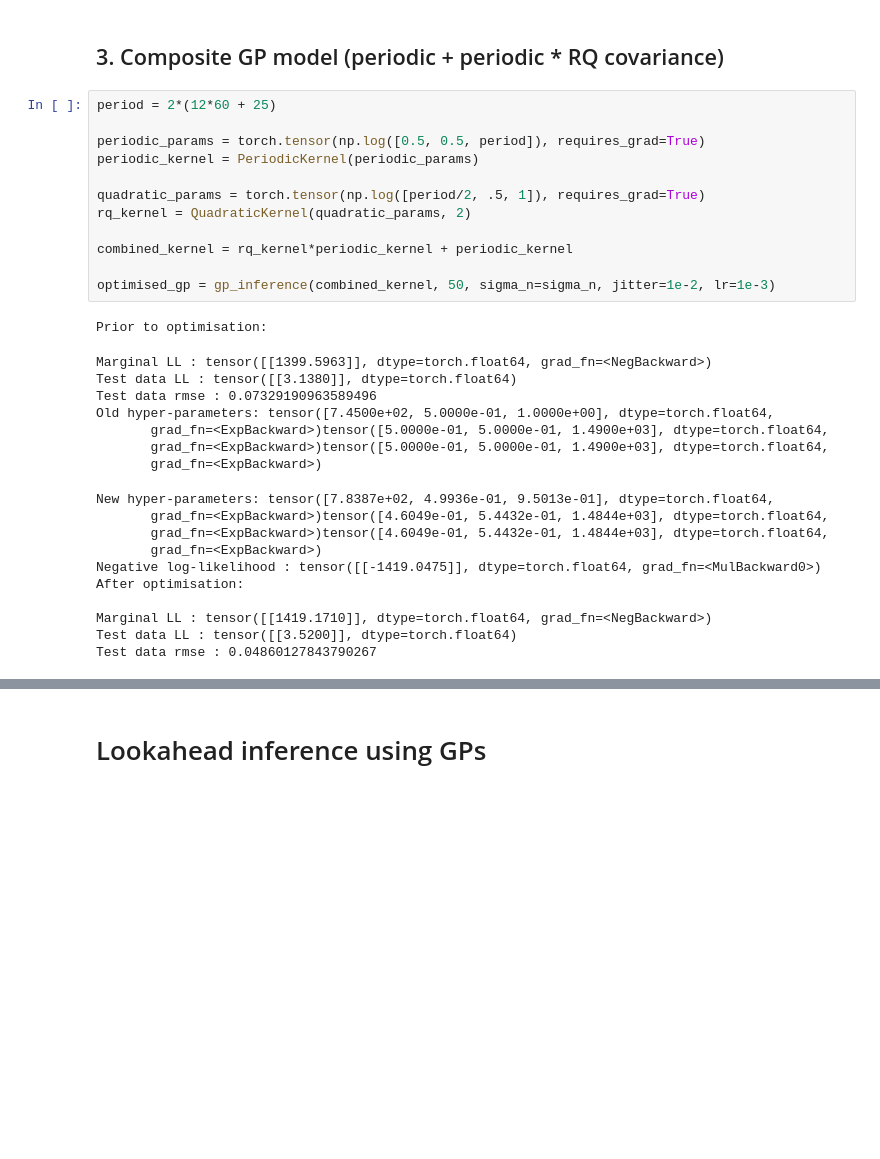
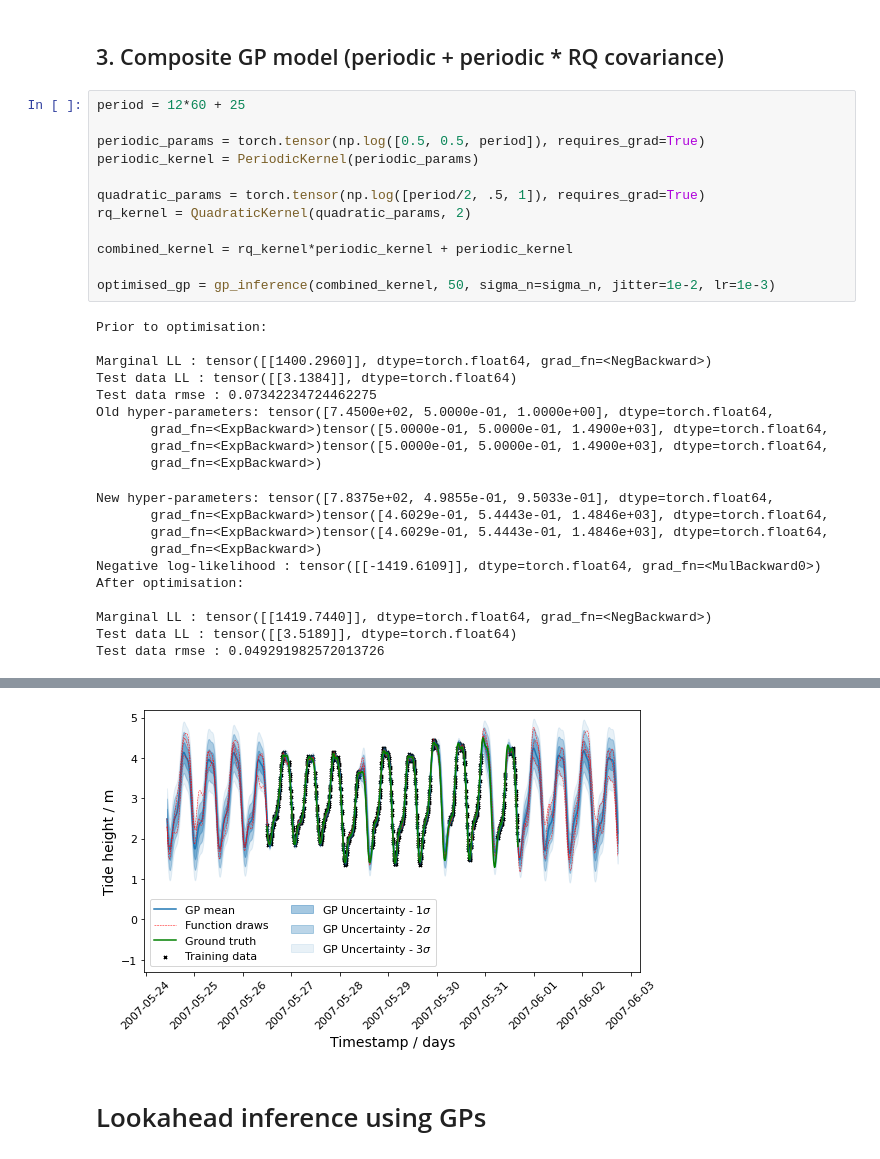
Before and after one commit to joncarter1/GP-Regression, a Jupyter notebook: Analysis.ipynb, the cells around one changed output, grey strips where cells are left out. Cells and saved outputs as stored; diff of their text form; blank space fills up the shorter version.

```diff
--- a/Analysis.ipynb
+++ b/Analysis.ipynb
@@ -122,7 +141,7 @@ Test data rmse : 0.23930484937765084
 # %% [markdown]
 ## 3. Composite GP model (periodic + periodic * RQ covariance)
 # %%
-period = 2*(12*60 + 25)
+period = 12*60 + 25
 
 periodic_params = torch.tensor(np.log([0.5, 0.5, period]), requires_grad=True)
 periodic_kernel = PeriodicKernel(periodic_params)
@@ -135,20 +154,21 @@ combined_kernel = rq_kernel*periodic_kernel + periodic_kernel
 optimised_gp = gp_inference(combined_kernel, 50, sigma_n=sigma_n, jitter=1e-2, lr=1e-3)
 # %% [output]
 Prior to optimisation:
+
+Marginal LL : tensor([[1400.2960]], dtype=torch.float64, grad_fn=<NegBackward>)
+Test data LL : tensor([[3.1384]], dtype=torch.float64)
+Test data rmse : 0.07342234724462275
+Old hyper-parameters: tensor([7.4500e+02, 5.0000e-01, 1.0000e+00], dtype=torch.float64,
+       grad_fn=<ExpBackward>)tensor([5.0000e-01, 5.0000e-01, 1.4900e+03], dtype=torch.float64,
+       grad_fn=<ExpBackward>)tensor([5.0000e-01, 5.0000e-01, 1.4900e+03], dtype=torch.float64,
+       grad_fn=<ExpBackward>)
-Marginal LL : tensor([[1399.5963]], dtype=torch.float64, grad_fn=<NegBackward>)
-Test data LL : tensor([[3.1380]], dtype=torch.float64)
-Test data rmse : 0.07329190963589496
-Old hyper-parameters: tensor([7.4500e+02, 5.0000e-01, 1.0000e+00], dtype=torch.float64,
-       grad_fn=<ExpBackward>)tensor([5.0000e-01, 5.0000e-01, 1.4900e+03], dtype=torch.float64,
-       grad_fn=<ExpBackward>)tensor([5.0000e-01, 5.0000e-01, 1.4900e+03], dtype=torch.float64,
+New hyper-parameters: tensor([7.8375e+02, 4.9855e-01, 9.5033e-01], dtype=torch.float64,
+       grad_fn=<ExpBackward>)tensor([4.6029e-01, 5.4443e-01, 1.4846e+03], dtype=torch.float64,
+       grad_fn=<ExpBackward>)tensor([4.6029e-01, 5.4443e-01, 1.4846e+03], dtype=torch.float64,
        grad_fn=<ExpBackward>)
+Negative log-likelihood : tensor([[-1419.6109]], dtype=torch.float64, grad_fn=<MulBackward0>)
+After optimisation:
+
+Marginal LL : tensor([[1419.7440]], dtype=torch.float64, grad_fn=<NegBackward>)
+Test data LL : tensor([[3.5189]], dtype=torch.float64)
+Test data rmse : 0.049291982572013726
-New hyper-parameters: tensor([7.8387e+02, 4.9936e-01, 9.5013e-01], dtype=torch.float64,
-       grad_fn=<ExpBackward>)tensor([4.6049e-01, 5.4432e-01, 1.4844e+03], dtype=torch.float64,
-       grad_fn=<ExpBackward>)tensor([4.6049e-01, 5.4432e-01, 1.4844e+03], dtype=torch.float64,
-       grad_fn=<ExpBackward>)
-Negative log-likelihood : tensor([[-1419.0475]], dtype=torch.float64, grad_fn=<MulBackward0>)
-After optimisation:
-
-Marginal LL : tensor([[1419.1710]], dtype=torch.float64, grad_fn=<NegBackward>)
-Test data LL : tensor([[3.5200]], dtype=torch.float64)
-Test data rmse : 0.04860127843790267
@@ -157,3 +175,4 @@ Test data rmse : 0.04860127843790267
+[figure, added]
 # %% [markdown]
 # Lookahead inference using GPs
 # %% [markdown]
```
Also changed, not shown: parts of 12 cells of this notebook.
